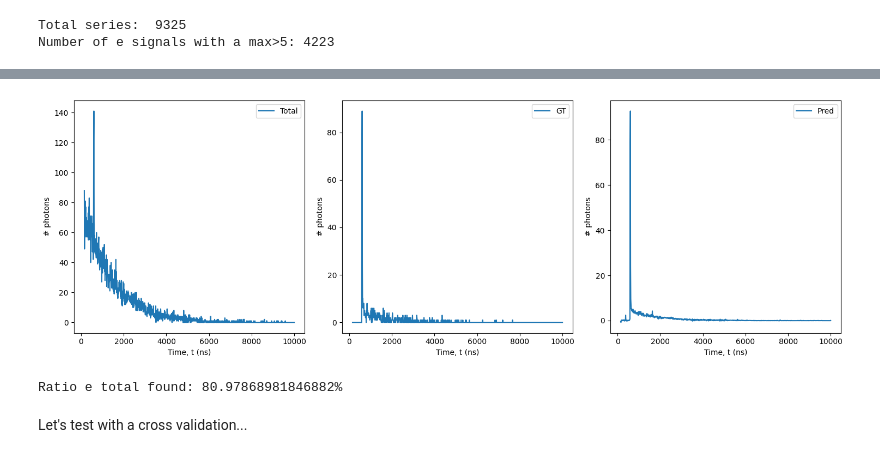
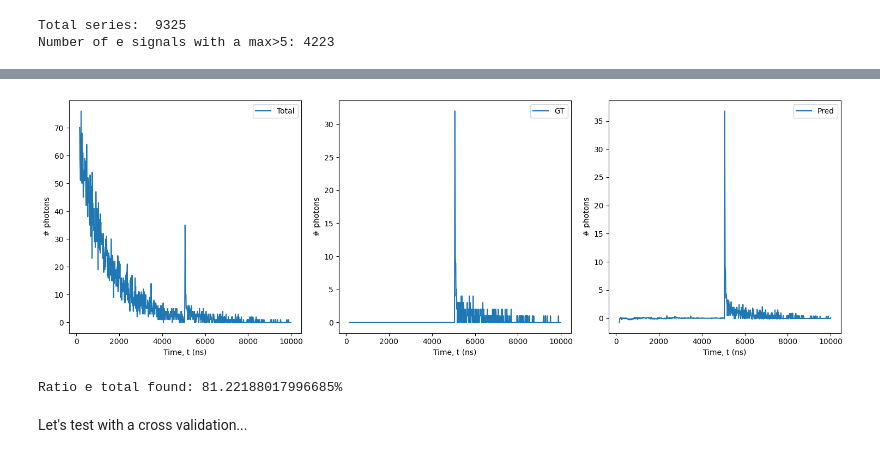
Before and after one commit to JaviGamero/LArTPC_Calibration, a Jupyter notebook: scripts/python/signalDecompose/DL_Algorithms.ipynb, the cells around one changed output, grey strips where cells are left out. Saved outputs shown, nothing was run; the diff lists cells and outputs as text; code cells hidden in the pictures.

Commit message:
Test complex models in reduced data

```diff
--- a/scripts/python/signalDecompose/DL_Algorithms.ipynb
+++ b/scripts/python/signalDecompose/DL_Algorithms.ipynb
@@ -650,6 +650,8 @@ model.save(os.path.join(MODELS, 'best_Bidir_LSTM_Simple.keras'), overwrite=True,
 Check it is well saved:
 # %%
 from keras.saving import load_model
+
+MODELS = os.path.join(PATH, os.path.join('scripts', os.path.join('python', 'models')))
 model_test = load_model(os.path.join(MODELS, 'best_Bidir_LSTM_Simple.keras'))
 
 y_pred = model_test.predict(X_test)
@@ -688,3 +686,3 @@ Xf_train, Xf_test, yf_train, yf_test = train_test_split(Xf, yf,
 # %%
-testModel(model, None, Xf_test[:,:,np.newaxis].astype('float64'), yf_test)
+testModel(model_test, None, Xf[:,:,np.newaxis].astype('float64'), yf)
 # %% [output]
@@ -692,5 +690,5 @@ testModel(model, None, Xf_test[:,:,np.newaxis].astype('float64'), yf_test)
-[figure, old version]
+[figure, new version]
-Ratio e total found: 80.97868981846882%
+Ratio e total found: 81.22188017996685%
 # %% [markdown]
 Let's test with a cross validation...
 # %%
```
Also changed, not shown: parts of 12 cells of this notebook.
